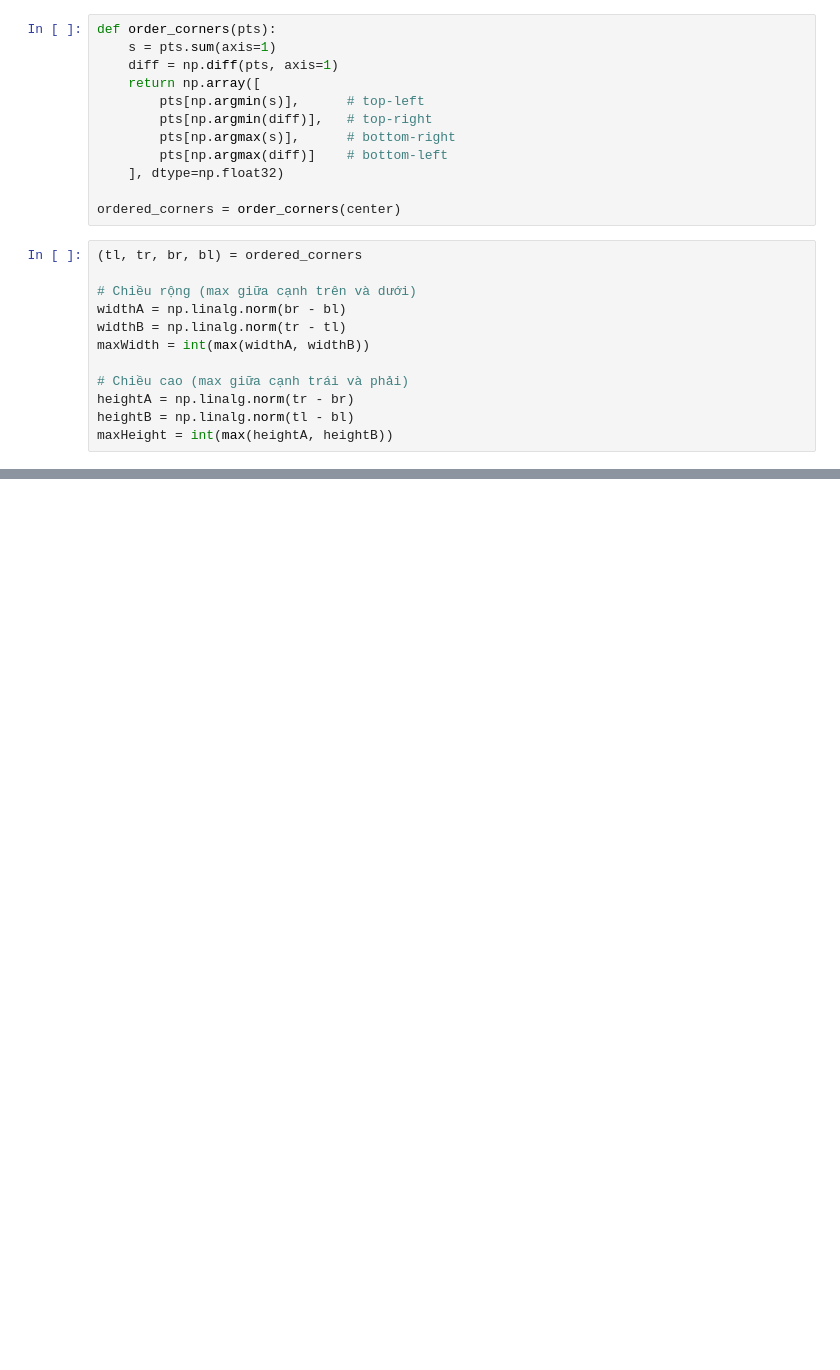
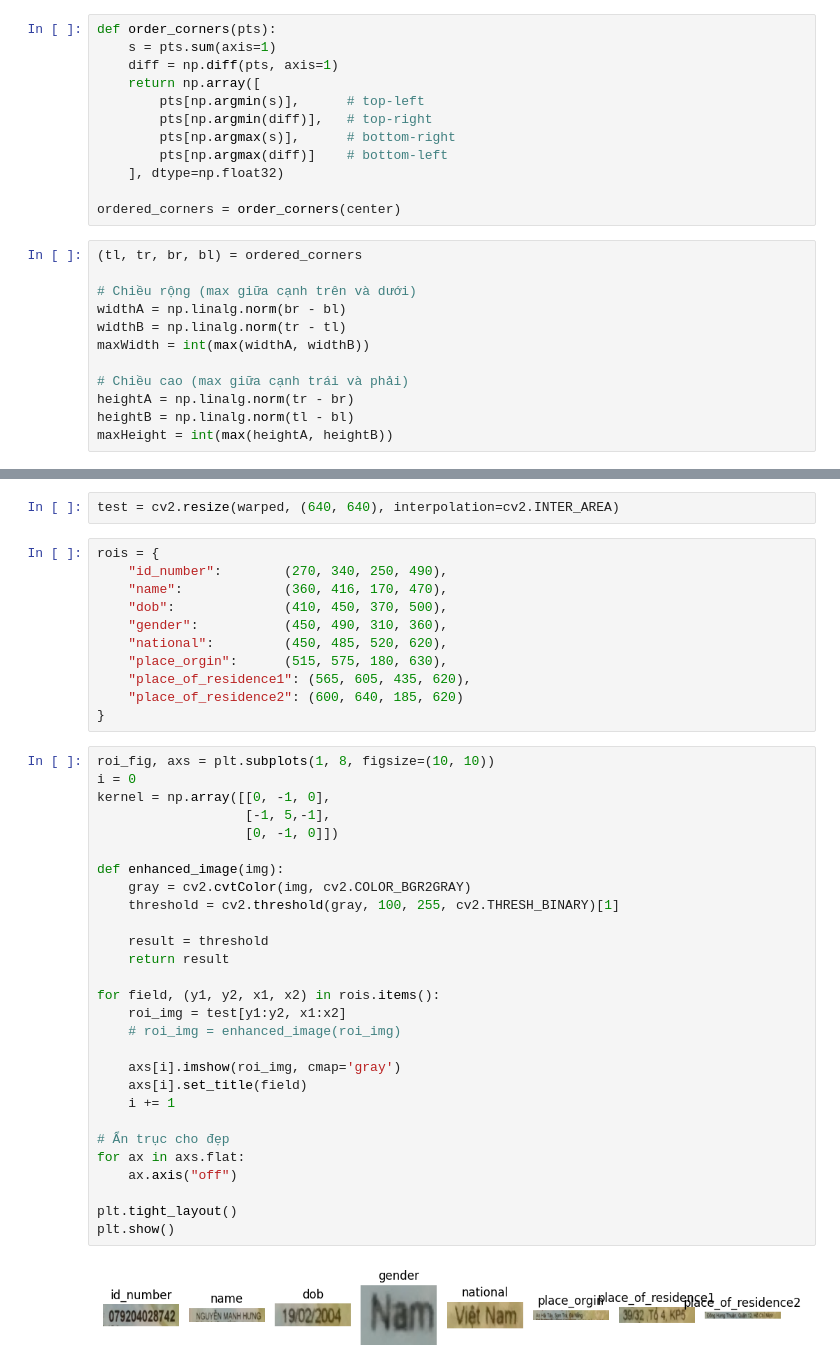
Before and after one commit to pikamanh/Scanning-Document-with-OCR, a Jupyter notebook: test.ipynb, the cells around one changed output, grey strips where cells are left out. Cells and saved outputs as stored; diff of their text form; blank space fills up the shorter version.

```diff
--- a/test.ipynb
+++ b/test.ipynb
@@ -137,0 +144,43 @@ plt.imshow(cv2.cvtColor(warped, cv2.COLOR_BGR2RGB))
+# %%
+test = cv2.resize(warped, (640, 640), interpolation=cv2.INTER_AREA)
+# %%
+rois = {
+    "id_number":        (270, 340, 250, 490),
+    "name":             (360, 416, 170, 470),
+    "dob":              (410, 450, 370, 500),
+    "gender":           (450, 490, 310, 360),
+    "national":         (450, 485, 520, 620),
+    "place_orgin":      (515, 575, 180, 630),
+    "place_of_residence1": (565, 605, 435, 620),
+    "place_of_residence2": (600, 640, 185, 620)
+}
+# %%
+roi_fig, axs = plt.subplots(1, 8, figsize=(10, 10))
+i = 0
+kernel = np.array([[0, -1, 0],
+                   [-1, 5,-1],
+                   [0, -1, 0]])
+
+def enhanced_image(img):
+    gray = cv2.cvtColor(img, cv2.COLOR_BGR2GRAY)
+    threshold = cv2.threshold(gray, 100, 255, cv2.THRESH_BINARY)[1]
+
+    result = threshold
+    return result
+
+for field, (y1, y2, x1, x2) in rois.items():
+    roi_img = test[y1:y2, x1:x2]
+    # roi_img = enhanced_image(roi_img)
+
+    axs[i].imshow(roi_img, cmap='gray')
+    axs[i].set_title(field)
+    i += 1
+
+# Ẩn trục cho đẹp
+for ax in axs.flat:
+    ax.axis("off")
+
+plt.tight_layout()
+plt.show()
+# %% [output]
+[figure, added]
```
Also changed, not shown: parts of 9 cells of this notebook, 4 other files.
